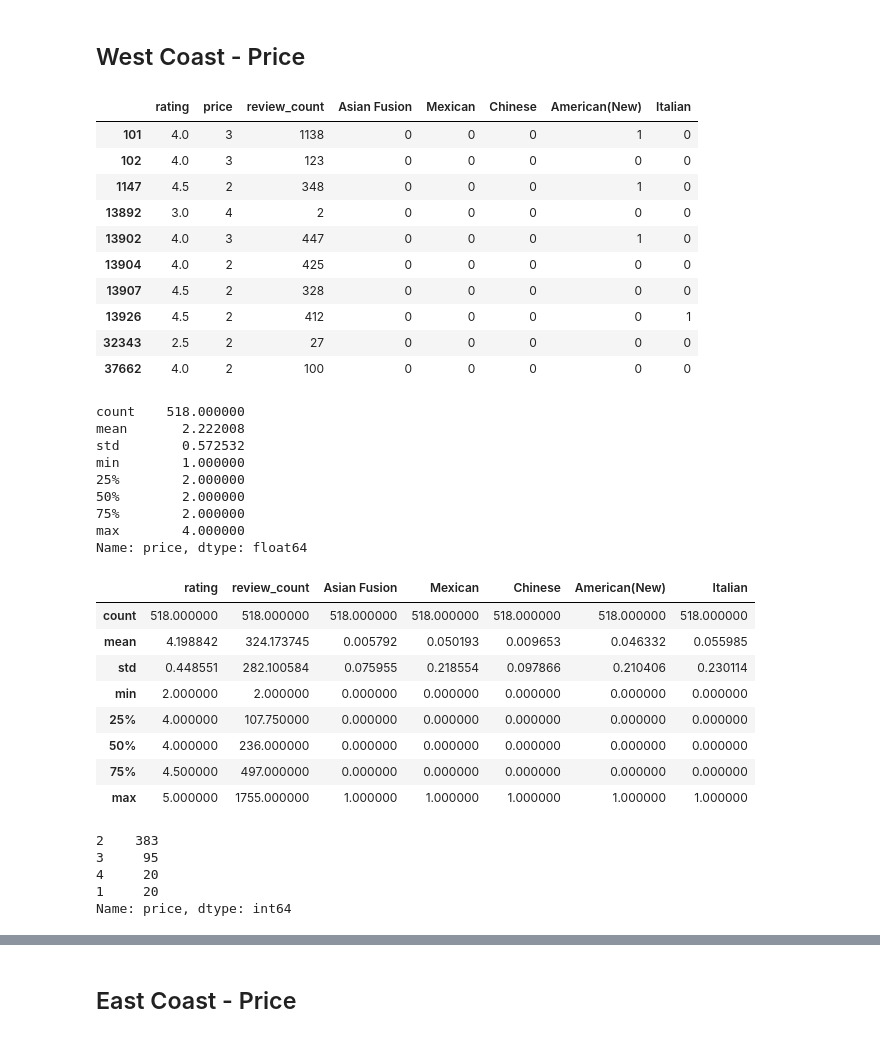
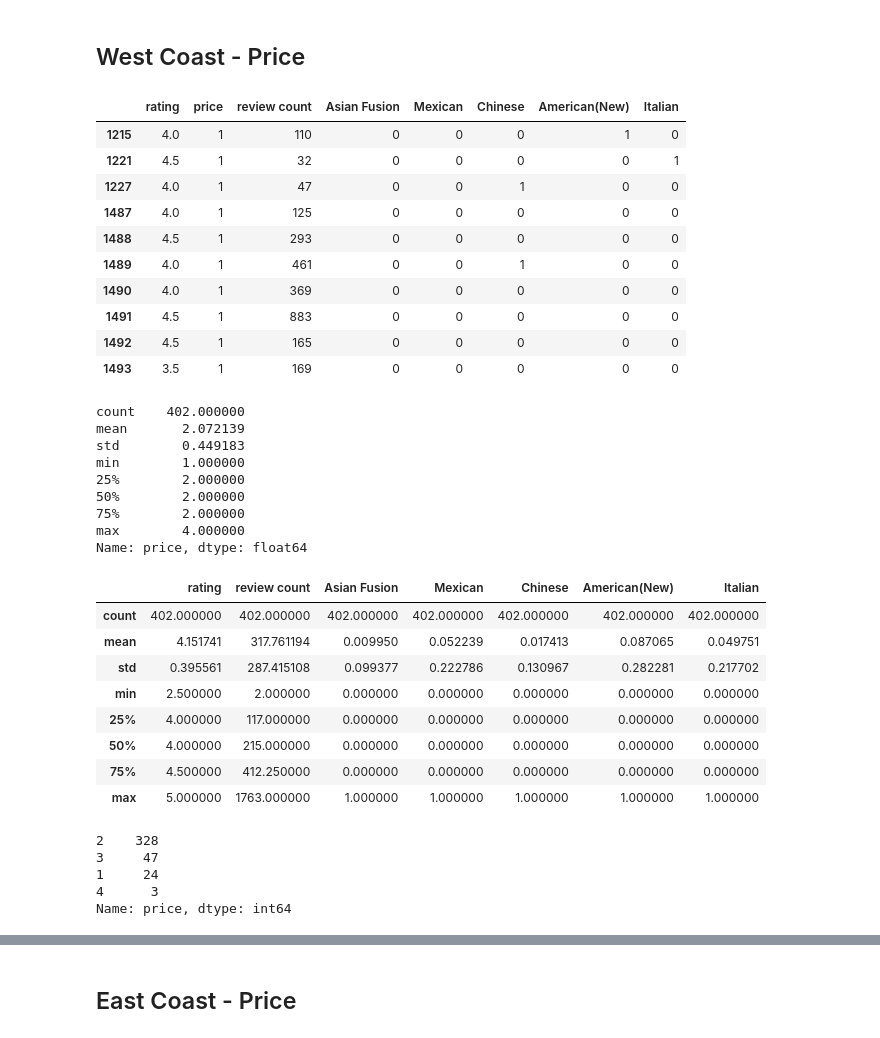
Before and after one commit to erikajwolf/Yelp_Metro_US_Analysis, a Jupyter notebook: Yelp_Ensemble_Combined.ipynb, the cells around one changed output, grey strips where cells are left out. Drawn from its saved outputs; the diff is of its cells as text; code cells hidden in the pictures.

```diff
--- a/Yelp_Ensemble_Combined.ipynb
+++ b/Yelp_Ensemble_Combined.ipynb
@@ -13,7 +13,7 @@ from sklearn.metrics import confusion_matrix
 from imblearn.metrics import classification_report_imbalanced
 # %%
 # Load the data
-yelp_file_to_load = "Resources/yelp_data2.csv"
+yelp_file_to_load = "Resources/yelp_eval_data.csv"
 # Open the city_file to filter zip codes for metropolitan areas.
 yelp_file_df = pd.read_csv(yelp_file_to_load)
 
@@ -267,5 +267,5 @@ yelp_file_df
 # %%
-yelp_df = yelp_file_df.drop(["Unnamed: 0", "categories", "name", "city", "state"], axis=1)
+yelp_df = yelp_file_df.drop(["categories", "name", "city", "state"], axis=1)
 # %%
 yelp_df.to_csv("yelp_eval_data.csv", index=False)
 yelp_df
@@ -393,23 +390,23 @@ IndexError: index 8 is out of bounds for axis 0 with size 8
 # %%
 # Filter dataset to west coast
 west_coast = yelp_df[(yelp_df.EC == 0) &
                     (yelp_df.MW == 0)]
 
-west_coast = west_coast.loc[:,["rating", "price", "review_count", "Asian Fusion",
+west_coast = west_coast.loc[:,["rating", "price", "review count", "Asian Fusion",
                                "Mexican", "Chinese", "American(New)", "Italian"]]
 west_coast.head(10)
 # %% [output]
-|  | rating | price | review_count | Asian Fusion | Mexican | Chinese | American(New) | Italian |
-| 101 | 4.0 | 3 | 1138 | 0 | 0 | 0 | 1 | 0 |
-| 102 | 4.0 | 3 | 123 | 0 | 0 | 0 | 0 | 0 |
-| 1147 | 4.5 | 2 | 348 | 0 | 0 | 0 | 1 | 0 |
-| 13892 | 3.0 | 4 | 2 | 0 | 0 | 0 | 0 | 0 |
-| 13902 | 4.0 | 3 | 447 | 0 | 0 | 0 | 1 | 0 |
-| 13904 | 4.0 | 2 | 425 | 0 | 0 | 0 | 0 | 0 |
-| 13907 | 4.5 | 2 | 328 | 0 | 0 | 0 | 0 | 0 |
-| 13926 | 4.5 | 2 | 412 | 0 | 0 | 0 | 0 | 1 |
-| 32343 | 2.5 | 2 | 27 | 0 | 0 | 0 | 0 | 0 |
-| 37662 | 4.0 | 2 | 100 | 0 | 0 | 0 | 0 | 0 |
+|  | rating | price | review count | Asian Fusion | Mexican | Chinese | American(New) | Italian |
+| 1215 | 4.0 | 1 | 110 | 0 | 0 | 0 | 1 | 0 |
+| 1221 | 4.5 | 1 | 32 | 0 | 0 | 0 | 0 | 1 |
+| 1227 | 4.0 | 1 | 47 | 0 | 0 | 1 | 0 | 0 |
+| 1487 | 4.0 | 1 | 125 | 0 | 0 | 0 | 0 | 0 |
+| 1488 | 4.5 | 1 | 293 | 0 | 0 | 0 | 0 | 0 |
+| 1489 | 4.0 | 1 | 461 | 0 | 0 | 1 | 0 | 0 |
+| 1490 | 4.0 | 1 | 369 | 0 | 0 | 0 | 0 | 0 |
+| 1491 | 4.5 | 1 | 883 | 0 | 0 | 0 | 0 | 0 |
+| 1492 | 4.5 | 1 | 165 | 0 | 0 | 0 | 0 | 0 |
+| 1493 | 3.5 | 1 | 169 | 0 | 0 | 0 | 0 | 0 |
 # %%
 # Create our features
 X = west_coast.drop("price", axis=1)
@@ -421,9 +418,9 @@ y = west_coast["price"]
 # %%
 y.describe()
 # %% [output]
-count    518.000000
-mean       2.222008
-std        0.572532
+count    402.000000
+mean       2.072139
+std        0.449183
 min        1.000000
 25%        2.000000
 50%        2.000000
@@ -433,23 +430,23 @@ Name: price, dtype: float64
 # %%
 X.describe()
 # %% [output]
-|  | rating | review_count | Asian Fusion | Mexican | Chinese | American(New) | Italian |
-| count | 518.000000 | 518.000000 | 518.000000 | 518.000000 | 518.000000 | 518.000000 | 518.000000 |
-| mean | 4.198842 | 324.173745 | 0.005792 | 0.050193 | 0.009653 | 0.046332 | 0.055985 |
-| std | 0.448551 | 282.100584 | 0.075955 | 0.218554 | 0.097866 | 0.210406 | 0.230114 |
-| min | 2.000000 | 2.000000 | 0.000000 | 0.000000 | 0.000000 | 0.000000 | 0.000000 |
-| 25% | 4.000000 | 107.750000 | 0.000000 | 0.000000 | 0.000000 | 0.000000 | 0.000000 |
-| 50% | 4.000000 | 236.000000 | 0.000000 | 0.000000 | 0.000000 | 0.000000 | 0.000000 |
-| 75% | 4.500000 | 497.000000 | 0.000000 | 0.000000 | 0.000000 | 0.000000 | 0.000000 |
-| max | 5.000000 | 1755.000000 | 1.000000 | 1.000000 | 1.000000 | 1.000000 | 1.000000 |
+|  | rating | review count | Asian Fusion | Mexican | Chinese | American(New) | Italian |
+| count | 402.000000 | 402.000000 | 402.000000 | 402.000000 | 402.000000 | 402.000000 | 402.000000 |
+| mean | 4.151741 | 317.761194 | 0.009950 | 0.052239 | 0.017413 | 0.087065 | 0.049751 |
+| std | 0.395561 | 287.415108 | 0.099377 | 0.222786 | 0.130967 | 0.282281 | 0.217702 |
+| min | 2.500000 | 2.000000 | 0.000000 | 0.000000 | 0.000000 | 0.000000 | 0.000000 |
+| 25% | 4.000000 | 117.000000 | 0.000000 | 0.000000 | 0.000000 | 0.000000 | 0.000000 |
+| 50% | 4.000000 | 215.000000 | 0.000000 | 0.000000 | 0.000000 | 0.000000 | 0.000000 |
+| 75% | 4.500000 | 412.250000 | 0.000000 | 0.000000 | 0.000000 | 0.000000 | 0.000000 |
+| max | 5.000000 | 1763.000000 | 1.000000 | 1.000000 | 1.000000 | 1.000000 | 1.000000 |
 # %%
 # Check the balance of our target values
 y.value_counts()
 # %% [output]
-2    383
-3     95
-4     20
-1     20
+2    328
+3     47
+1     24
+4      3
 Name: price, dtype: int64
 # %%
 X_train, X_test, y_train, y_test = train_test_split(X, y, random_state = 1)
```
Also changed, not shown: parts of 42 cells of this notebook, 2 other files.
